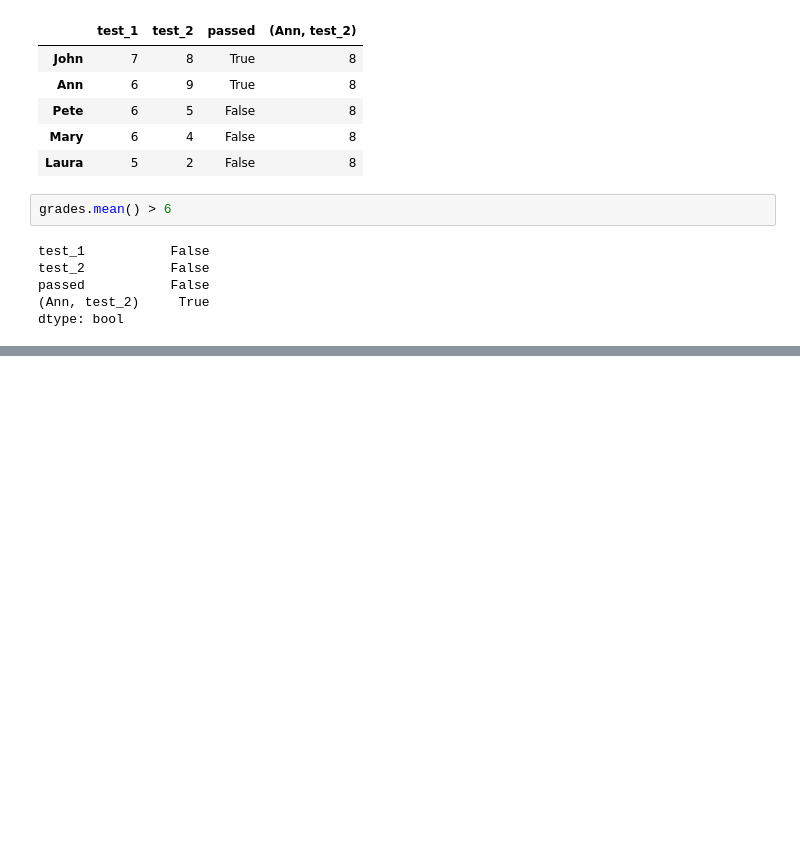
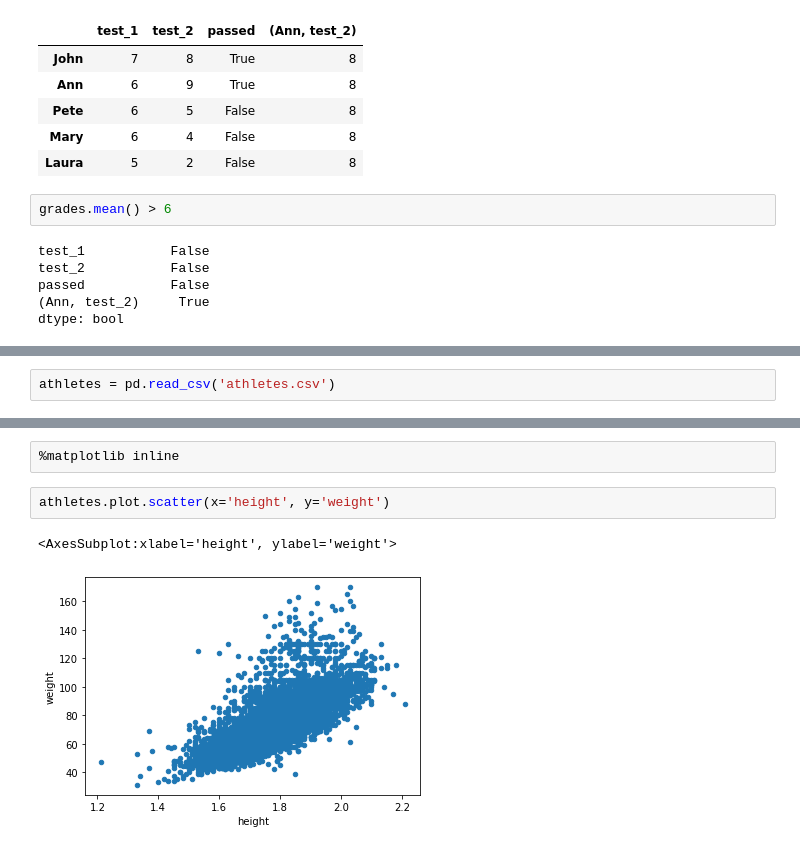
Before and after one commit to yaowenqiang/panda_playbook, a Jupyter notebook: notes.ipynb, the cells around one changed output, grey strips where cells are left out. Drawn from its saved outputs; the diff is of its cells as text; blank space fills up the shorter version.

```diff
--- a/notes.ipynb
+++ b/notes.ipynb
@@ -923,0 +1531,2 @@ dtype: bool
+# %%
+athletes = pd.read_csv('athletes.csv')
@@ -923,0 +1552,7 @@ dtype: bool
+# %%
+%matplotlib inline
+# %%
+athletes.plot.scatter(x='height', y='weight')
+# %% [output]
+<AxesSubplot:xlabel='height', ylabel='weight'>
+[figure, added]
```
Also changed, not shown: parts of 87 cells of this notebook, 1 other file.
